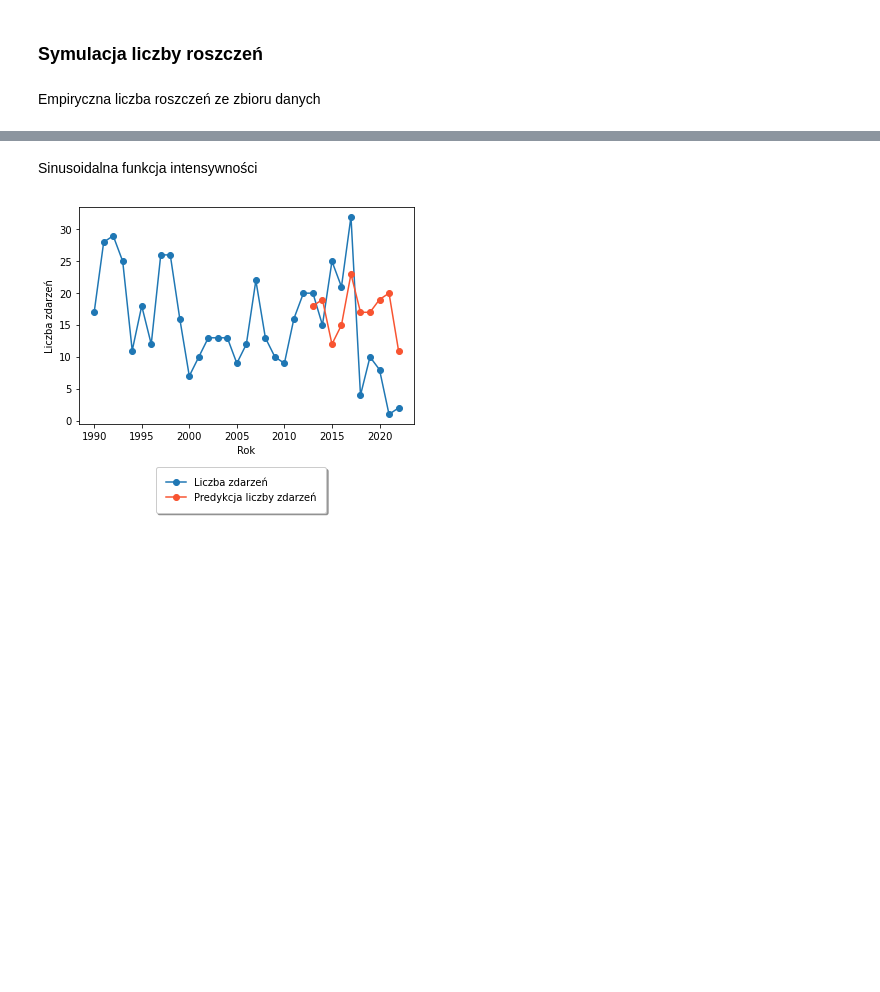
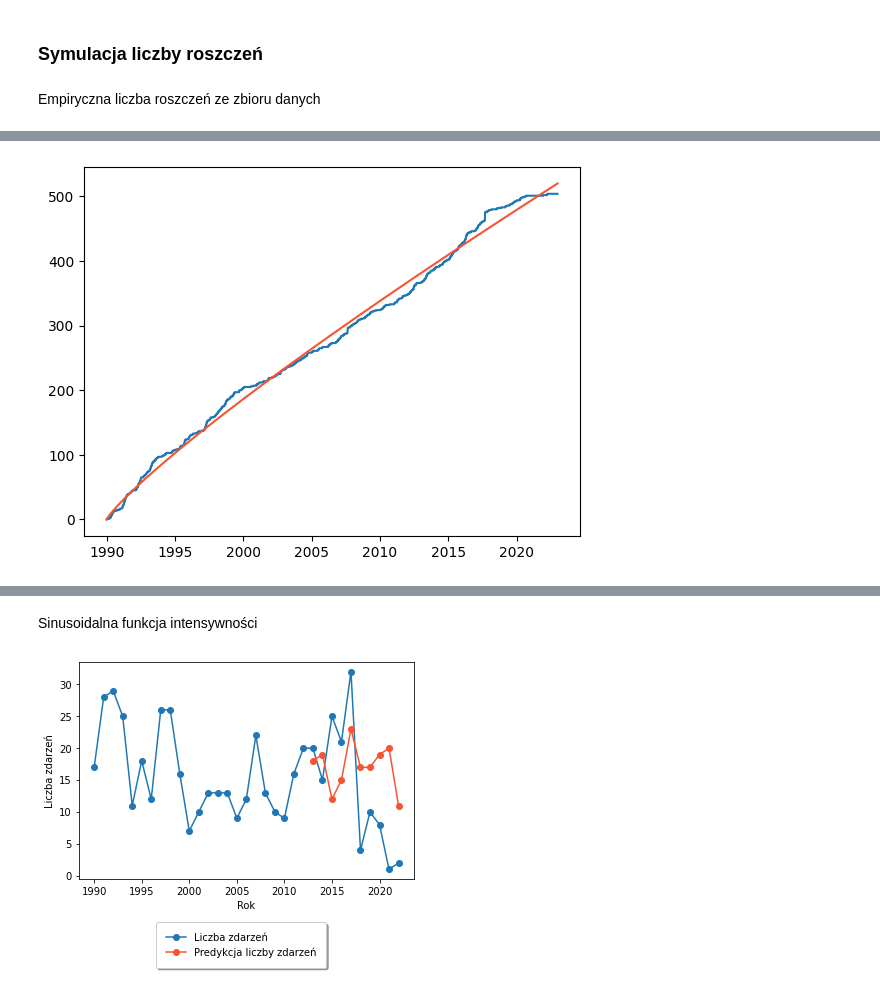
Before and after one commit to ndzadz/mgr, a Jupyter notebook: Symulacje.ipynb, the cells around one changed output, grey strips where cells are left out. Drawn from its saved outputs; the diff is of its cells as text; code cells hidden in the pictures; blank space fills up the shorter version.

```diff
--- a/Symulacje.ipynb
+++ b/Symulacje.ipynb
@@ -51,0 +202,21 @@ minimize(nhpp_sin, params, bounds=bnds, method='L-BFGS-B')
+# %%
+def cum_power_law_int_fun(t,a, b):
+    """
+    Funkcja intensywności typu Power Law.
+
+    Argumenty:
+        t: float
+            Funkcja intensywności
+        lambda_func_params: tab
+            Tablica zawierająca parametry funkcji intensywności.
+            W tym przypadku listę zawierającą: [lambda_0, lambda_1]
+    Zwraca:
+        float
+            Wartość funkcji intensywności.
+        float
+            Górne ograniczenie funkcji.
+            W tym przypadku lambda_0+lambda_1.
+    """
+    return a*t**b
+# %%
+scipy.optimize.curve_fit(cum_power_law_int_fun,xdata=t_a,ydata=N["Ind"])
@@ -51,0 +242,6 @@ minimize(nhpp_sin, params, bounds=bnds, method='L-BFGS-B')
+# %%
+plt.plot(N['Ind'], linestyle= '-')
+plt.plot(1990+t_a,cum_power_law_int_fun(t_a,25.75900897,  0.85944359), linestyle= '-',color="#f85431")
+plt.show()
+# %% [output]
+[figure, added]
```
Also changed, not shown: parts of 19 cells of this notebook, 2 other files.
